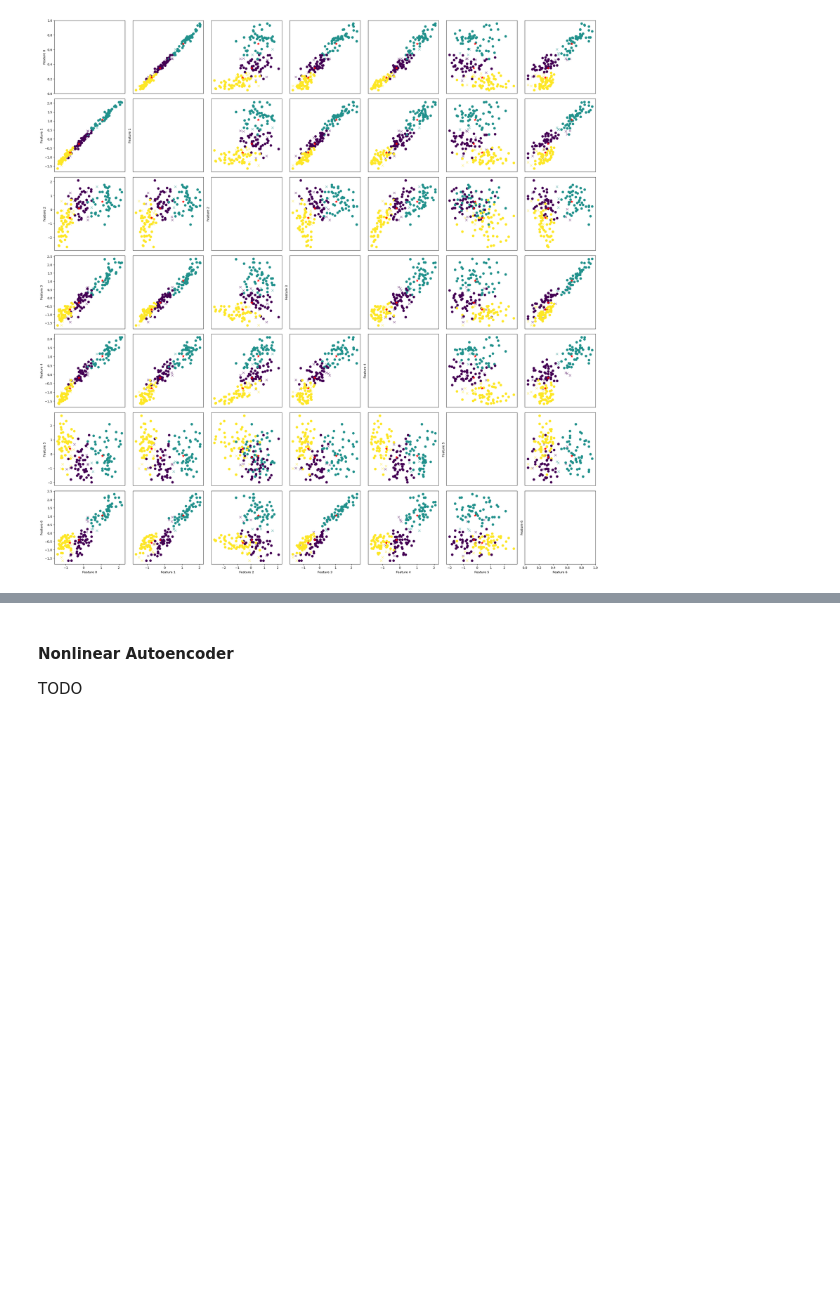
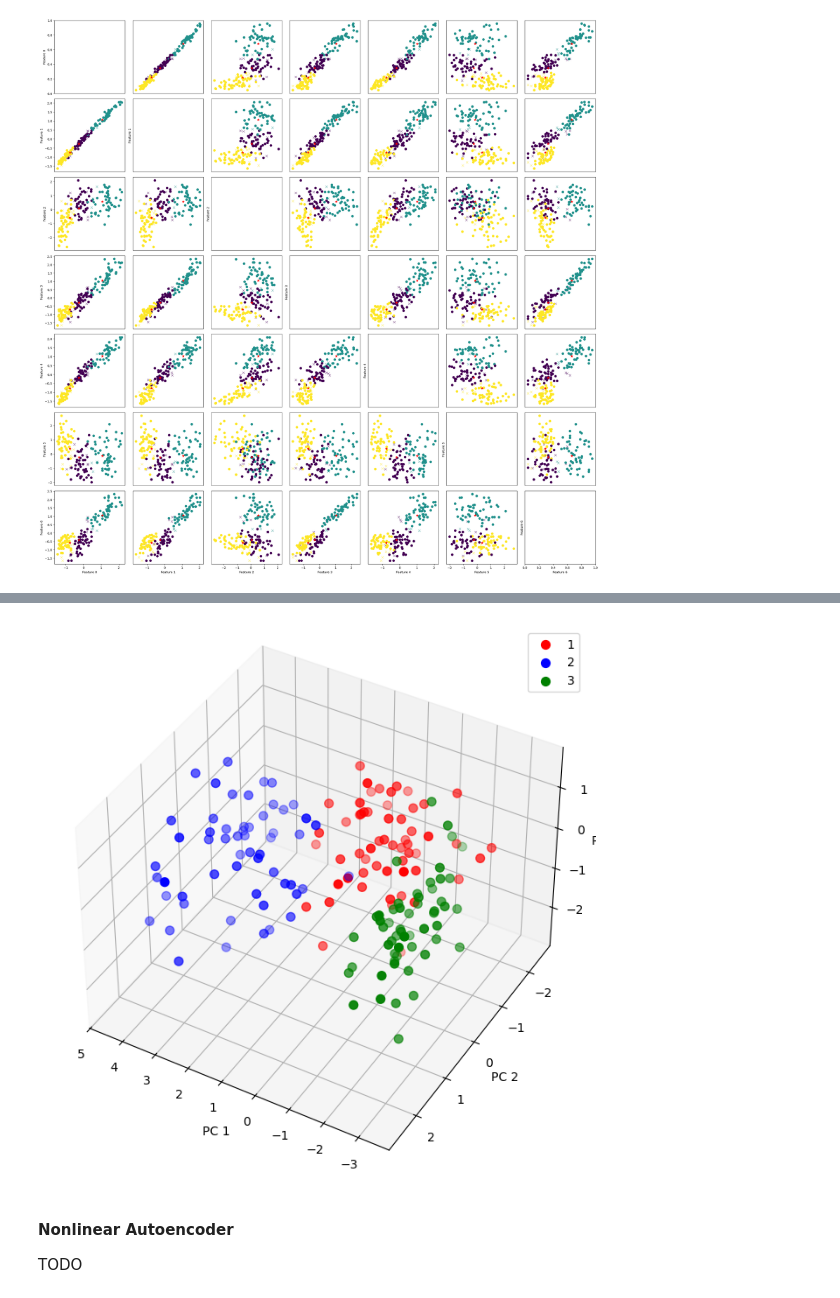
Before and after one commit to Gralerfics/SUSTech-SDM274-AI-and-Machine-Learning-Assignments, a Jupyter notebook: Final_Project/main.ipynb, the cells around one changed output, grey strips where cells are left out. Drawn from its saved outputs; the diff is of its cells as text; code cells hidden in the pictures; blank space fills up the shorter version.

```diff
--- a/Final_Project/main.ipynb
+++ b/Final_Project/main.ipynb
@@ -167,3 +188,42 @@ TODO
+# %%
+pca3d = PCA(3)
+pca3d.train(train_dataset)
+train_dataset_pca3d = pca3d.project(train_dataset)
+
+# Extract the 3D PCA data
+X_pca = train_dataset_pca3d.datas[0]
+y = train_dataset_pca3d.datas[1].T[0].astype(int)
+
+# Define colors and markers for the plot
+colors = ['r', 'b', 'g']
+markers = ['o', 'o', 'o']
+
+# Create a 3D scatter plot with multiple viewpoints
+fig = plt.figure(figsize=(10, 8))
+ax = fig.add_subplot(111, projection = '3d')
+
+for l, c, m in zip(np.unique(y), colors, markers):
+    ax.scatter(
+        X_pca[y == l, 0],
+        X_pca[y == l, 1],
+        X_pca[y == l, 2],
+        c = c,
+        label = l,
+        marker = m,
+        s = 50
+    )
+
+# Set axis labels
+ax.set_xlabel('PC 1')
+ax.set_ylabel('PC 2')
+ax.set_zlabel('PC 3')
+
+# Add legend
+ax.legend(loc = 'upper right')
+ax.view_init(elev = 40, azim = 120)
+plt.show()
+# %% [output]
+[figure, added]
 # %% [markdown]
 #### Nonlinear Autoencoder
 
```
Also changed, not shown: parts of 4 cells of this notebook, 1 other file.
